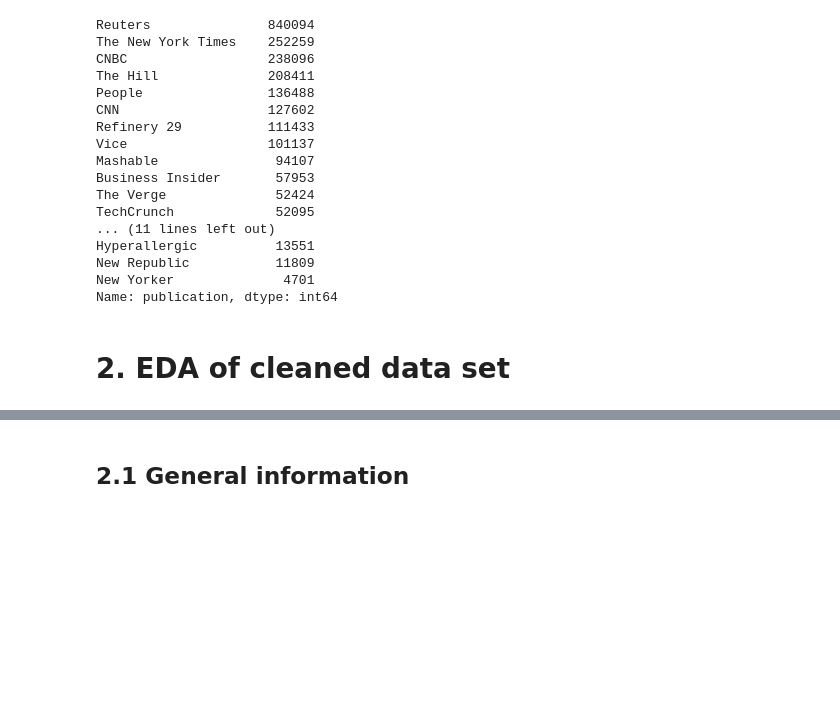
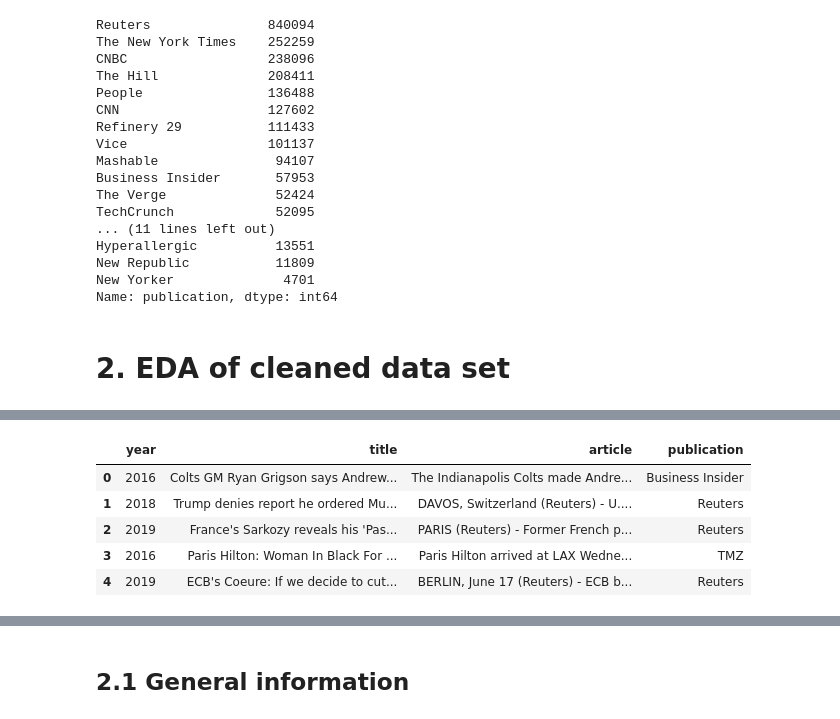
Before and after one commit to felix1102/NLP_finalproject, a Jupyter notebook: nlp_final.ipynb, the cells around one changed output, grey strips where cells are left out. Drawn from its saved outputs; the diff is of its cells as text; code cells hidden in the pictures; blank space fills up the shorter version.

```diff
--- a/nlp_final.ipynb
+++ b/nlp_final.ipynb
@@ -64,0 +118,11 @@ newspaper_df = newspaper_df[newspaper_df['publication'].isin(relevant)][columns_
+# %%
+#create a list with the names of the files
+file_names = ['newsdata_1.csv', 'newsdata_2.csv', 'newsdata_3.csv', 'newsdata_4.csv', 'newsdata_5.csv', 'newsdata_6.csv', 'newsdata_7.csv', 'newsdata_8.csv', 'newsdata_9.csv', 'newsdata_10.csv', 'newsdata_11.csv', 'newsdata_12.csv', 'newsdata_13.csv', 'newsdata_14.csv', 'newsdata_15.csv', 'newsdata_16.csv', 'newsdata_17.csv', 'newsdata_18.csv', 'newsdata_19.csv', 'newsdata_20.csv', 'newsdata_21.csv', 'newsdata_22.csv', 'newsdata_23.csv', 'newsdata_24.csv', 'newsdata_25.csv', 'newsdata_26.csv', 'newsdata_27.csv', 'newsdata_28.csv', 'newsdata_29.csv', 'newsdata_30.csv', 'newsdata_31.csv', 'newsdata_32.csv', 'newsdata_33.csv', 'newsdata_34.csv', 'newsdata_35.csv', 'newsdata_36.csv', 'newsdata_37.csv', 'newsdata_38.csv', 'newsdata_39.csv', 'newsdata_40.csv', 'newsdata_41.csv', 'newsdata_42.csv', 'newsdata_43.csv', 'newsdata_44.csv', 'newsdata_45.csv', 'newsdata_46.csv', 'newsdata_47.csv', 'newsdata_48.csv', 'newsdata_49.csv', 'newsdata_50.csv', 'newsdata_51.csv', 'newsdata_52.csv', 'newsdata_53.csv', 'newsdata_54.csv', 'newsdata_55.csv', 'newsdata_56.csv', 'newsdata_57.csv', 'newsdata_58.csv', 'newsdata_59.csv', 'newsdata_60.csv', 'newsdata_61.csv', 'newsdata_62.csv', 'newsdata_63.csv', 'newsdata_64.csv', 'newsdata_65.csv', 'newsdata_66.csv', 'newsdata_67.csv', 'newsdata_68.csv', 'newsdata_69.csv', 'newsdata_70.csv', 'newsdata_71.csv',
+'newsdata_72.csv', 'newsdata_73.csv', 'newsdata_74.csv', 'newsdata_75.csv', 'newsdata_76.csv', 'newsdata_77.csv', 'newsdata_78.csv', 'newsdata_79.csv', 'newsdata_80.csv', 'newsdata_81.csv', 'newsdata_82.csv', 'newsdata_83.csv', 'newsdata_84.csv', 'newsdata_85.csv', 'newsdata_86.csv', 'newsdata_87.csv', 'newsdata_88.csv', 'newsdata_89.csv', 'newsdata_90.csv', 'newsdata_91.csv', 'newsdata_92.csv', 'newsdata_93.csv', 'newsdata_94.csv', 'newsdata_95.csv', 'newsdata_96.csv', 'newsdata_97.csv', 'newsdata_98.csv', 'newsdata_99.csv', 'newsdata_100.csv', 'newsdata_101.csv', 'newsdata_102.csv', 'newsdata_103.csv', 'newsdata_104.csv', 'newsdata_105.csv', 'newsdata_106.csv', 'newsdata_107.csv', 'newsdata_108.csv', 'newsdata_109.csv', 'newsdata_110.csv', 'newsdata_111.csv', 'newsdata_112.csv', 'newsdata_113.csv', 'newsdata_114.csv', 'newsdata_115.csv', 'newsdata_116.csv', 'newsdata_117.csv', 'newsdata_118.csv', 'newsdata_119.csv', 'newsdata_120.csv', 'newsdata_121.csv', 'newsdata_122.csv', 'newsdata_123.csv', 'newsdata_124.csv', 'newsdata_125.csv', 'newsdata_126.csv', 'newsdata_127.csv', 'newsdata_128.csv', 'newsdata_129.csv', 'newsdata_130.csv', 'newsdata_131.csv', 'newsdata_132.csv', 'newsdata_133.csv', 'newsdata_134.csv', 'newsdata_135.csv', 'newsdata_136.csv', 'newsdata_137.csv', 'newsdata_138.csv', 'newsdata_139.csv', 'newsdata_140.csv', 'newsdata_141.csv', 'newsdata_142.csv',
+'newsdata_143.csv', 'newsdata_144.csv', 'newsdata_145.csv', 'newsdata_146.csv', 'newsdata_147.csv', 'newsdata_148.csv', 'newsdata_149.csv', 'newsdata_150.csv', 'newsdata_151.csv', 'newsdata_152.csv', 'newsdata_153.csv', 'newsdata_154.csv', 'newsdata_155.csv', 'newsdata_156.csv', 'newsdata_157.csv', 'newsdata_158.csv', 'newsdata_159.csv', 'newsdata_160.csv', 'newsdata_161.csv', 'newsdata_162.csv', 'newsdata_163.csv', 'newsdata_164.csv', 'newsdata_165.csv', 'newsdata_166.csv', 'newsdata_167.csv', 'newsdata_168.csv', 'newsdata_169.csv', 'newsdata_170.csv', 'newsdata_171.csv', 'newsdata_172.csv', 'newsdata_173.csv', 'newsdata_174.csv', 'newsdata_175.csv', 'newsdata_176.csv', 'newsdata_177.csv', 'newsdata_178.csv', 'newsdata_179.csv', 'newsdata_180.csv', 'newsdata_181.csv', 'newsdata_182.csv', 'newsdata_183.csv', 'newsdata_184.csv', 'newsdata_185.csv', 'newsdata_186.csv', 'newsdata_187.csv', 'newsdata_188.csv', 'newsdata_189.csv', 'newsdata_190.csv', 'newsdata_191.csv', 'newsdata_192.csv', 'newsdata_193.csv', 'newsdata_194.csv', 'newsdata_195.csv', 'newsdata_196.csv', 'newsdata_197.csv', 'newsdata_198.csv', 'newsdata_199.csv', 'newsdata_200.csv', 'newsdata_201.csv', 'newsdata_202.csv', 'newsdata_203.csv', 'newsdata_204.csv', 'newsdata_205.csv', 'newsdata_206.csv', 'newsdata_207.csv', 'newsdata_208.csv', 'newsdata_209.csv', 'newsdata_210.csv', 'newsdata_211.csv', 'newsdata_212.csv', 'newsdata_213.csv',
+'newsdata_214.csv', 'newsdata_215.csv', 'newsdata_216.csv', 'newsdata_217.csv', 'newsdata_218.csv', 'newsdata_219.csv', 'newsdata_220.csv', 'newsdata_221.csv', 'newsdata_222.csv', 'newsdata_223.csv', 'newsdata_224.csv', 'newsdata_225.csv', 'newsdata_226.csv', 'newsdata_227.csv', 'newsdata_228.csv', 'newsdata_229.csv', 'newsdata_230.csv', 'newsdata_231.csv', 'newsdata_232.csv', 'newsdata_233.csv', 'newsdata_234.csv', 'newsdata_235.csv', 'newsdata_236.csv', 'newsdata_237.csv', 'newsdata_238.csv', 'newsdata_239.csv', 'newsdata_240.csv', 'newsdata_241.csv', 'newsdata_242.csv', 'newsdata_243.csv', 'newsdata_244.csv', 'newsdata_245.csv', 'newsdata_246.csv', 'newsdata_247.csv', 'newsdata_248.csv', 'newsdata_249.csv', 'newsdata_250.csv', 'newsdata_251.csv', 'newsdata_252.csv', 'newsdata_253.csv', 'newsdata_254.csv', 'newsdata_255.csv', 'newsdata_256.csv', 'newsdata_257.csv', 'newsdata_258.csv', 'newsdata_259.csv', 'newsdata_260.csv', 'newsdata_261.csv', 'newsdata_262.csv', 'newsdata_263.csv', 'newsdata_264.csv', 'newsdata_265.csv', 'newsdata_266.csv', 'newsdata_267.csv', 'newsdata_268.csv', 'newsdata_269.csv', 'newsdata_270.csv', 'newsdata_271.csv', 'newsdata_272.csv', 'newsdata_273.csv', 'newsdata_274.csv', 'newsdata_275.csv', 'newsdata_276.csv', 'newsdata_277.csv', 'newsdata_278.csv', 'newsdata_279.csv', 'newsdata_280.csv', 'newsdata_281.csv', 'newsdata_282.csv', 'newsdata_283.csv', 'newsdata_284.csv',
+'newsdata_285.csv', 'newsdata_286.csv', 'newsdata_287.csv', 'newsdata_288.csv', 'newsdata_289.csv', 'newsdata_290.csv', 'newsdata_291.csv', 'newsdata_292.csv', 'newsdata_293.csv', 'newsdata_294.csv', 'newsdata_295.csv', 'newsdata_296.csv', 'newsdata_297.csv', 'newsdata_298.csv', 'newsdata_299.csv', 'newsdata_300.csv', 'newsdata_301.csv', 'newsdata_302.csv', 'newsdata_303.csv', 'newsdata_304.csv', 'newsdata_305.csv', 'newsdata_306.csv', 'newsdata_307.csv', 'newsdata_308.csv', 'newsdata_309.csv', 'newsdata_310.csv', 'newsdata_311.csv', 'newsdata_312.csv', 'newsdata_313.csv', 'newsdata_314.csv', 'newsdata_315.csv', 'newsdata_316.csv', 'newsdata_317.csv', 'newsdata_318.csv', 'newsdata_319.csv', 'newsdata_320.csv', 'newsdata_321.csv', 'newsdata_322.csv', 'newsdata_323.csv', 'newsdata_324.csv', 'newsdata_325.csv', 'newsdata_326.csv', 'newsdata_327.csv', 'newsdata_328.csv', 'newsdata_329.csv', 'newsdata_329.csv', 'newsdata_330.csv', 'newsdata_331.csv', 'newsdata_332.csv', 'newsdata_333.csv', 'newsdata_334.csv', 'newsdata_335.csv', 'newsdata_336.csv', 'newsdata_337.csv', 'newsdata_338.csv', 'newsdata_339.csv', 'newsdata_340.csv', 'newsdata_341.csv', 'newsdata_342.csv', 'newsdata_343.csv', 'newsdata_344.csv', 'newsdata_345.csv', 'newsdata_346.csv', 'newsdata_347.csv', 'newsdata_348.csv', 'newsdata_349.csv', 'newsdata_350.csv', 'newsdata_351.csv', 'newsdata_352.csv', 'newsdata_353.csv', 'newsdata_354.csv',
+'newsdata_355.csv', 'newsdata_356.csv', 'newsdata_357.csv', 'newsdata_358.csv', 'newsdata_359.csv', 'newsdata_360.csv', 'newsdata_361.csv', 'newsdata_362.csv', 'newsdata_363.csv', 'newsdata_364.csv', 'newsdata_365.csv', 'newsdata_366.csv', 'newsdata_367.csv', 'newsdata_368.csv', 'newsdata_369.csv', 'newsdata_370.csv', 'newsdata_371.csv', 'newsdata_372.csv', 'newsdata_373.csv', 'newsdata_374.csv', 'newsdata_375.csv', 'newsdata_376.csv', 'newsdata_377.csv', 'newsdata_378.csv', 'newsdata_379.csv', 'newsdata_380.csv', 'newsdata_381.csv', 'newsdata_382.csv', 'newsdata_383.csv', 'newsdata_384.csv', 'newsdata_385.csv', 'newsdata_386.csv', 'newsdata_387.csv', 'newsdata_388.csv']
+# %%
+#add all the files in the list file_names to one new dataframe
+df = pd.concat([pd.read_csv(f) for f in file_names ])
@@ -64,0 +147,9 @@ newspaper_df = newspaper_df[newspaper_df['publication'].isin(relevant)][columns_
+# %%
+df.head()
+# %% [output]
+|  | year | title | article | publication |
+| 0 | 2016 | Colts GM Ryan Grigson says Andrew... | The Indianapolis Colts made Andre... | Business Insider |
+| 1 | 2018 | Trump denies report he ordered Mu... | DAVOS, Switzerland (Reuters) - U.... | Reuters |
+| 2 | 2019 | France's Sarkozy reveals his 'Pas... | PARIS (Reuters) - Former French p... | Reuters |
+| 3 | 2016 | Paris Hilton: Woman In Black For ... | Paris Hilton arrived at LAX Wedne... | TMZ |
+| 4 | 2019 | ECB's Coeure: If we decide to cut... | BERLIN, June 17 (Reuters) - ECB b... | Reuters |
```
Also changed, not shown: parts of 19 cells of this notebook.
